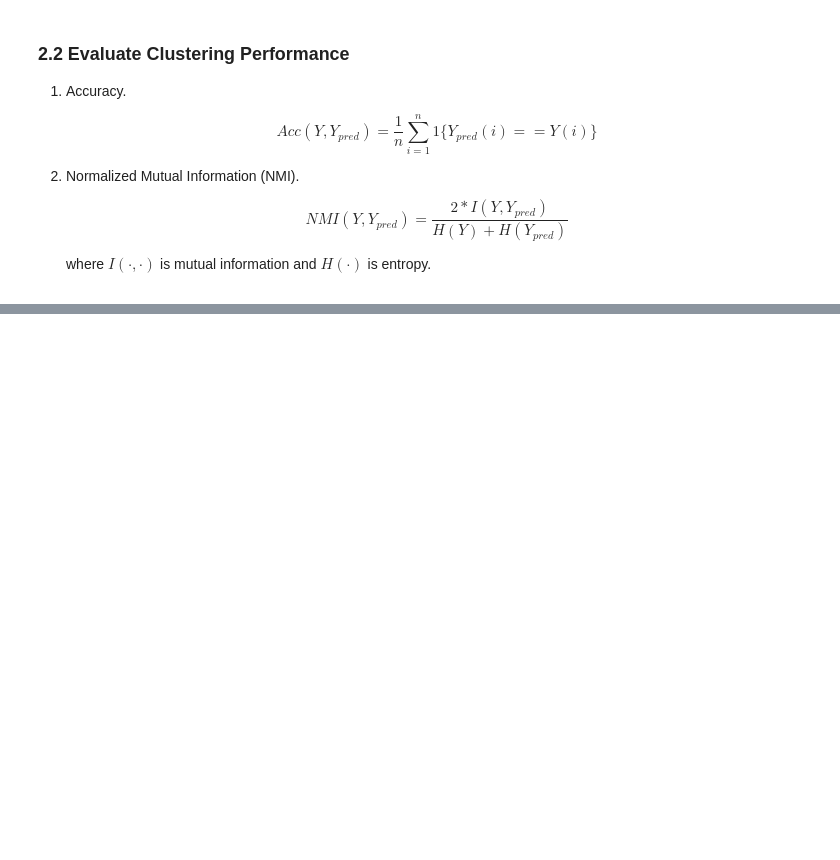
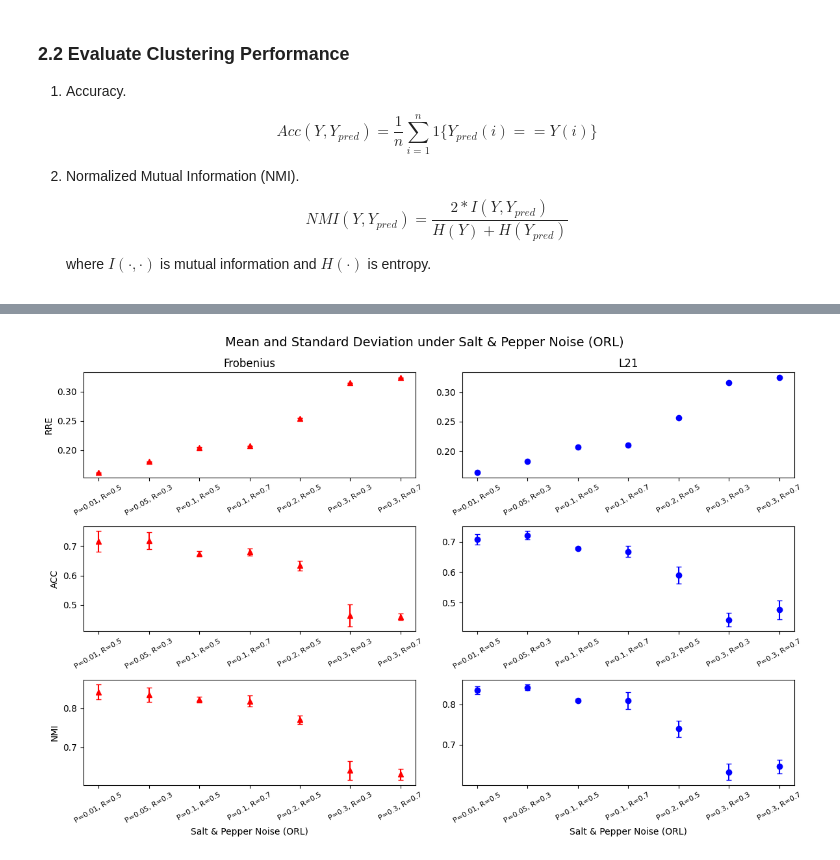
Before and after one commit to jbsaunders/comp5328-assignment-1, a Jupyter notebook: assignment1_patrick_oneblock.ipynb, the cells around one changed output, grey strips where cells are left out. Drawn from its saved outputs; the diff is of its cells as text; code cells hidden in the pictures; blank space fills up the shorter version.

```diff
--- a/assignment1_patrick_oneblock.ipynb
+++ b/assignment1_patrick_oneblock.ipynb
@@ -546,0 +833,4 @@ NMI mean: 0.7323 std: 0.0198
+# %%
+plot_results_deviation_noise(df, dataset="ORL")
+# %% [output]
+[figure, added]
```
Also changed, not shown: parts of 19 cells of this notebook.
